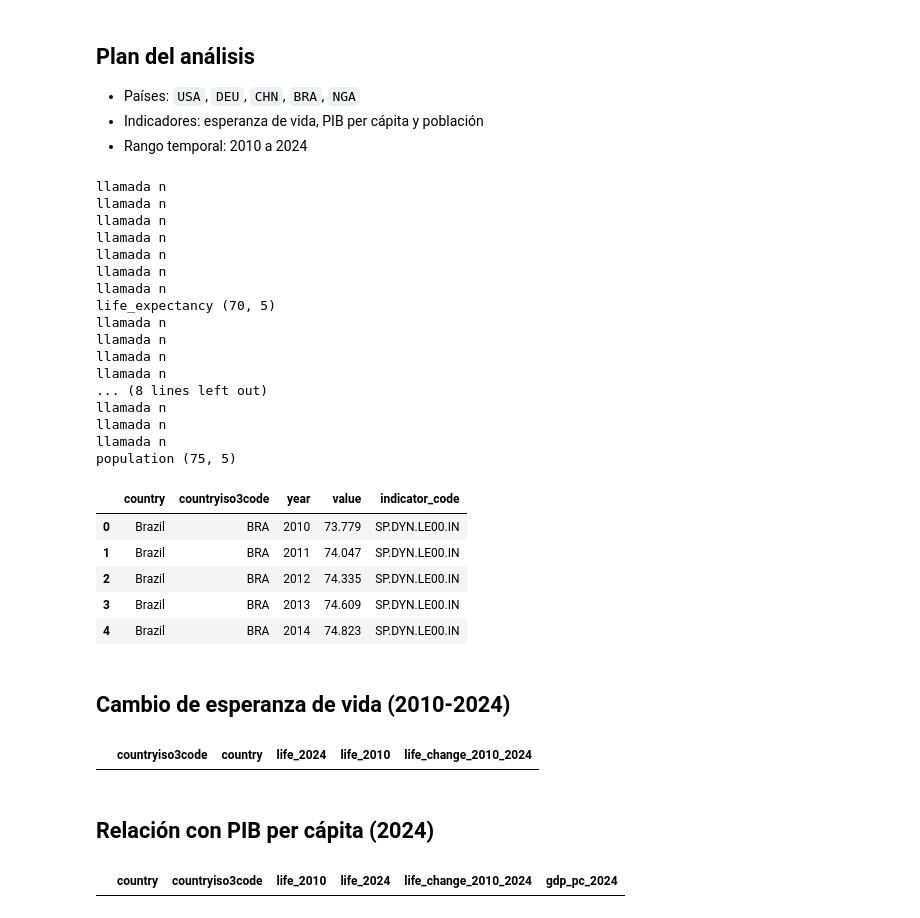
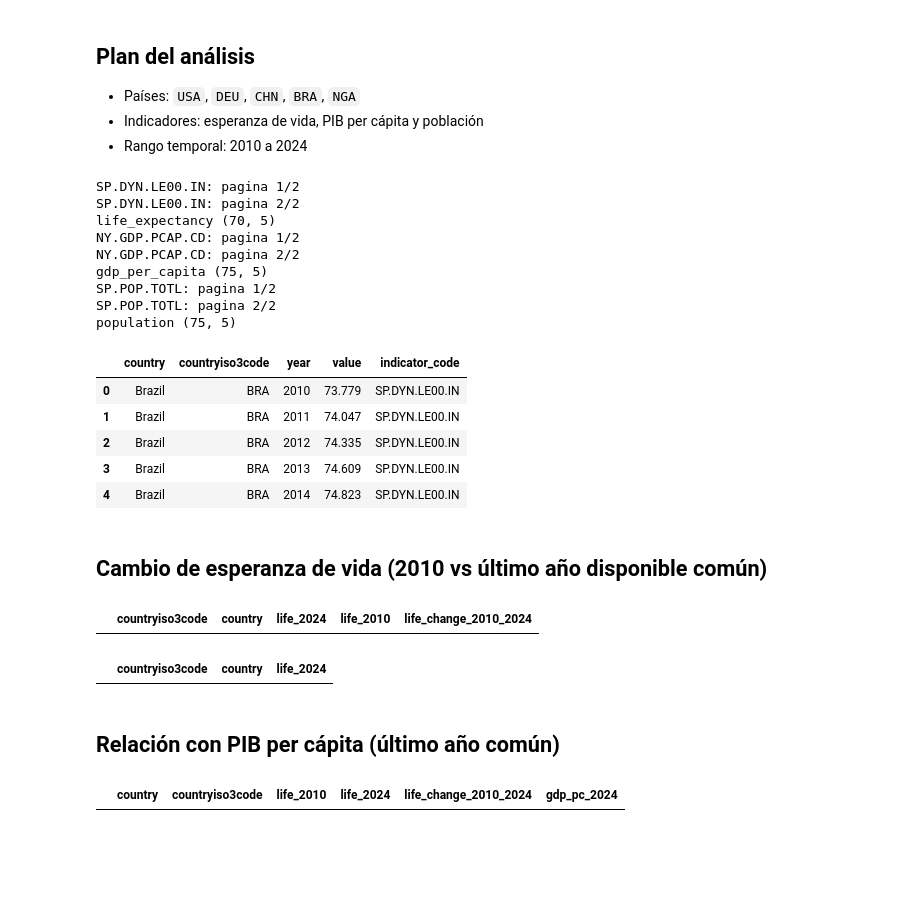
Before and after one commit to Ignadem/interacting-with-api-python-project-tutorial, a Jupyter notebook: src/explore.ipynb, the cells around one changed output. Saved outputs shown, nothing was run; the diff lists cells and outputs as text; code cells hidden in the pictures; blank space fills up the shorter version.

```diff
--- a/src/explore.ipynb
+++ b/src/explore.ipynb
@@ -77,7 +77,7 @@ def fetch_indicator_data(indicator_code, countries, start_year=2010, end_year=20
 # %%
 dfs = {}
 for name, code in INDICATORS.items():
-    dfs[name] = fetch_indicator_data(code, COUNTRIES, YEARS[0], YEARS[1])
+    dfs[name] = fetch_indicator_data(code, COUNTRIES, YEARS[0], YEARS[1], 50, True)
     print(name, dfs[name].shape)
 
 df_life = dfs["life_expectancy"]
@@ -86,22 +86,14 @@ df_pop = dfs["population"]
 
 df_life.head()
 # %% [output]
-llamada n
-llamada n
-llamada n
-llamada n
-llamada n
-llamada n
-llamada n
+SP.DYN.LE00.IN: pagina 1/2
+SP.DYN.LE00.IN: pagina 2/2
 life_expectancy (70, 5)
-llamada n
-llamada n
-llamada n
-llamada n
-... (8 lines left out)
-llamada n
-llamada n
-llamada n
+NY.GDP.PCAP.CD: pagina 1/2
+NY.GDP.PCAP.CD: pagina 2/2
+gdp_per_capita (75, 5)
+SP.POP.TOTL: pagina 1/2
+SP.POP.TOTL: pagina 2/2
 population (75, 5)
 |  | country | countryiso3code | year | value | indicator_code |
 | 0 | Brazil | BRA | 2010 | 73.779 | SP.DYN.LE00.IN |
@@ -110,25 +102,33 @@ population (75, 5)
 | 3 | Brazil | BRA | 2013 | 74.609 | SP.DYN.LE00.IN |
 | 4 | Brazil | BRA | 2014 | 74.823 | SP.DYN.LE00.IN |
 # %% [markdown]
-## Cambio de esperanza de vida (2010-2024)
+## Cambio de esperanza de vida (2010 vs último año disponible común)
 # %%
-life_2010 = (
-    df_life[df_life["year"] == 2010][["countryiso3code", "value"]]
-    .rename(columns={"value": "life_2010"})
+start_year = YEARS[0]
+end_year_common = int(df_life.groupby("countryiso3code")["year"].max().min())
+print(f"Año inicial: {start_year} | Último año común: {end_year_common}")
+
+life_start = (
+    df_life[df_life["year"] == start_year][["countryiso3code", "value"]]
+    .rename(columns={"value": f"life_{start_year}"})
 )
 
-life_2024 = (
-    df_life[df_life["year"] == 2024][["countryiso3code", "country", "value"]]
-    .rename(columns={"value": "life_2024"})
+life_end = (
+    df_life[df_life["year"] == end_year_common][["countryiso3code", "country", "value"]]
+    .rename(columns={"value": f"life_{end_year_common}"})
 )
 
-life_change = life_2024.merge(life_2010, on="countryiso3code", how="inner")
-life_change["life_change_2010_2024"] = life_change["life_2024"] - life_change["life_2010"]
-life_change = life_change.sort_values("life_change_2010_2024", ascending=False).reset_index(drop=True)
+life_change = life_end.merge(life_start, on="countryiso3code", how="inner")
+life_change["life_change"] = life_change[f"life_{end_year_common}"] - life_change[f"life_{start_year}"]
+life_change = life_change.sort_values("life_change", ascending=False).reset_index(drop=True)
 
 life_change
 # %% [output]
 |  | countryiso3code | country | life_2024 | life_2010 | life_change_2010_2024 |
+# %%
+life_end
+# %% [output]
+|  | countryiso3code | country | life_2024 |
 # %% [markdown]
-## Relación con PIB per cápita (2024)
+## Relación con PIB per cápita (último año común)
 # %%
```
Also changed, not shown: parts of 2 cells of this notebook.
